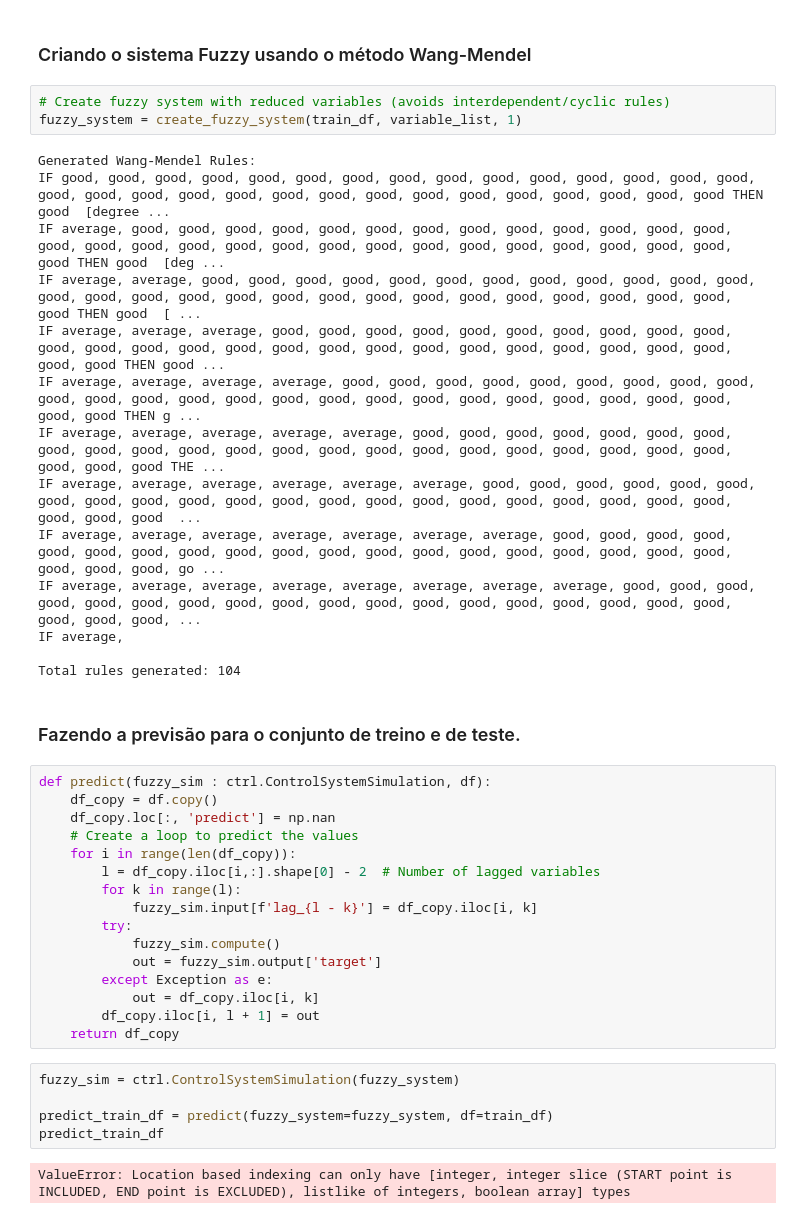
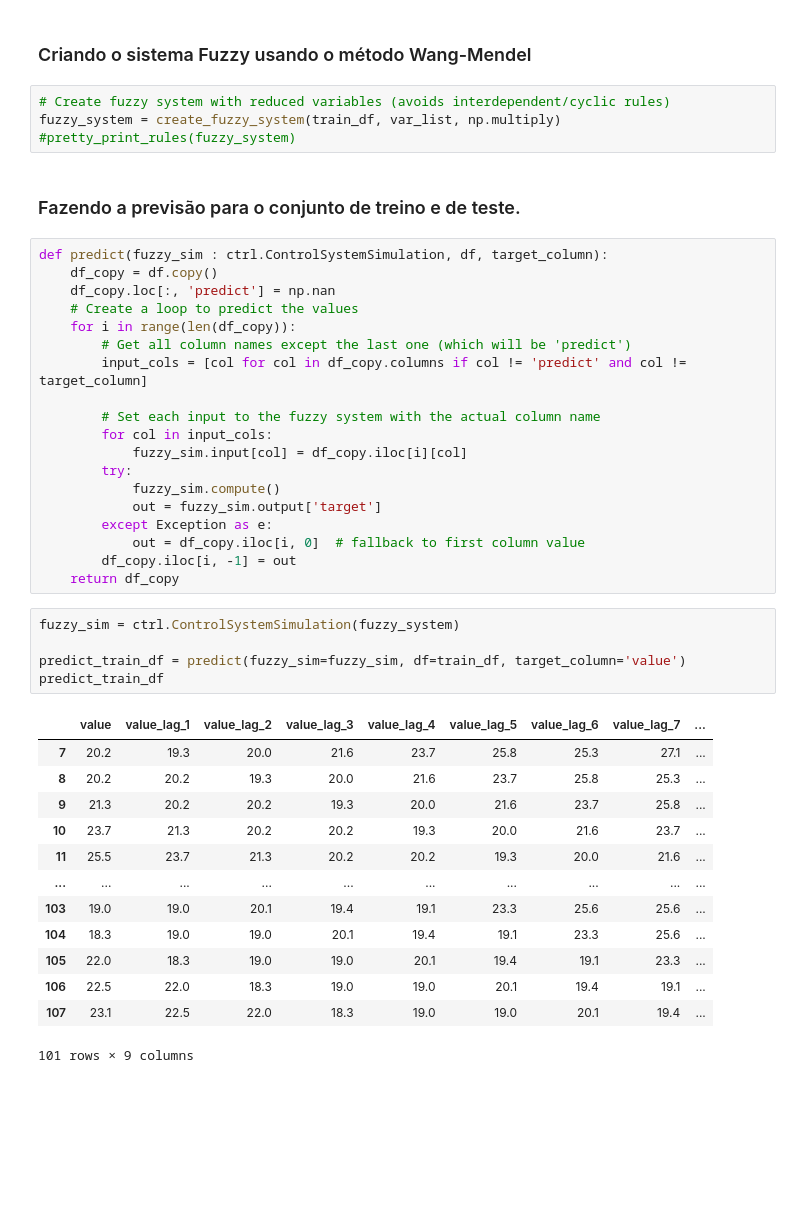
Before and after one commit to DoctorTangerina/fuzzy-logic, a Jupyter notebook: trabalho_1/trabalho_1.ipynb, the cells around one changed output. Drawn from its saved outputs; the diff is of its cells as text; blank space fills up the shorter version.

```diff
--- a/trabalho_1/trabalho_1.ipynb
+++ b/trabalho_1/trabalho_1.ipynb
@@ -120,44 +223,46 @@ dtype: int64
 ### Criando o sistema Fuzzy usando o método Wang-Mendel
 # %%
 # Create fuzzy system with reduced variables (avoids interdependent/cyclic rules)
-fuzzy_system = create_fuzzy_system(train_df, variable_list, 1)
+fuzzy_system = create_fuzzy_system(train_df, var_list, np.multiply)
+#pretty_print_rules(fuzzy_system)
-# %% [output]
-Generated Wang-Mendel Rules:
-IF good, good, good, good, good, good, good, good, good, good, good, good, good, good, good, good, good, good, good, good, good, good, good, good, good, good, good, good, good, good THEN good  [degree ...
-IF average, good, good, good, good, good, good, good, good, good, good, good, good, good, good, good, good, good, good, good, good, good, good, good, good, good, good, good, good, good THEN good  [deg ...
-IF average, average, good, good, good, good, good, good, good, good, good, good, good, good, good, good, good, good, good, good, good, good, good, good, good, good, good, good, good, good THEN good  [ ...
-IF average, average, average, good, good, good, good, good, good, good, good, good, good, good, good, good, good, good, good, good, good, good, good, good, good, good, good, good, good, good THEN good ...
-IF average, average, average, average, good, good, good, good, good, good, good, good, good, good, good, good, good, good, good, good, good, good, good, good, good, good, good, good, good, good THEN g ...
-IF average, average, average, average, average, good, good, good, good, good, good, good, good, good, good, good, good, good, good, good, good, good, good, good, good, good, good, good, good, good THE ...
-IF average, average, average, average, average, average, good, good, good, good, good, good, good, good, good, good, good, good, good, good, good, good, good, good, good, good, good, good, good, good  ...
-IF average, average, average, average, average, average, average, good, good, good, good, good, good, good, good, good, good, good, good, good, good, good, good, good, good, good, good, good, good, go ...
-IF average, average, average, average, average, average, average, average, good, good, good, good, good, good, good, good, good, good, good, good, good, good, good, good, good, good, good, good, good, ...
-IF average,
-
-Total rules generated: 104
 # %% [markdown]
 ### Fazendo a previsão para o conjunto de treino e de teste.
 # %%
-def predict(fuzzy_sim : ctrl.ControlSystemSimulation, df):
+def predict(fuzzy_sim : ctrl.ControlSystemSimulation, df, target_column):
     df_copy = df.copy()
     df_copy.loc[:, 'predict'] = np.nan
     # Create a loop to predict the values
     for i in range(len(df_copy)):
-        l = df_copy.iloc[i,:].shape[0] - 2  # Number of lagged variables
-        for k in range(l):
-            fuzzy_sim.input[f'lag_{l - k}'] = df_copy.iloc[i, k]
+        # Get all column names except the last one (which will be 'predict')
+        input_cols = [col for col in df_copy.columns if col != 'predict' and col != target_column]
+
+        # Set each input to the fuzzy system with the actual column name
+        for col in input_cols:
+            fuzzy_sim.input[col] = df_copy.iloc[i][col]
         try:
             fuzzy_sim.compute()
             out = fuzzy_sim.output['target']
         except Exception as e:
-            out = df_copy.iloc[i, k]
-        df_copy.iloc[i, l + 1] = out
+            out = df_copy.iloc[i, 0]  # fallback to first column value
+        df_copy.iloc[i, -1] = out
     return df_copy
 # %%
 fuzzy_sim = ctrl.ControlSystemSimulation(fuzzy_system)
 
-predict_train_df = predict(fuzzy_system=fuzzy_system, df=train_df)
+predict_train_df = predict(fuzzy_sim=fuzzy_sim, df=train_df, target_column='value')
 predict_train_df
 # %% [output]
+|  | value | value_lag_1 | value_lag_2 | value_lag_3 | value_lag_4 | value_lag_5 | value_lag_6 | value_lag_7 | ... |
+| 7 | 20.2 | 19.3 | 20.0 | 21.6 | 23.7 | 25.8 | 25.3 | 27.1 | ... |
+| 8 | 20.2 | 20.2 | 19.3 | 20.0 | 21.6 | 23.7 | 25.8 | 25.3 | ... |
+| 9 | 21.3 | 20.2 | 20.2 | 19.3 | 20.0 | 21.6 | 23.7 | 25.8 | ... |
+| 10 | 23.7 | 21.3 | 20.2 | 20.2 | 19.3 | 20.0 | 21.6 | 23.7 | ... |
+| 11 | 25.5 | 23.7 | 21.3 | 20.2 | 20.2 | 19.3 | 20.0 | 21.6 | ... |
+| ... | ... | ... | ... | ... | ... | ... | ... | ... | ... |
+| 103 | 19.0 | 19.0 | 20.1 | 19.4 | 19.1 | 23.3 | 25.6 | 25.6 | ... |
+| 104 | 18.3 | 19.0 | 19.0 | 20.1 | 19.4 | 19.1 | 23.3 | 25.6 | ... |
+| 105 | 22.0 | 18.3 | 19.0 | 19.0 | 20.1 | 19.4 | 19.1 | 23.3 | ... |
+| 106 | 22.5 | 22.0 | 18.3 | 19.0 | 19.0 | 20.1 | 19.4 | 19.1 | ... |
+| 107 | 23.1 | 22.5 | 22.0 | 18.3 | 19.0 | 19.0 | 20.1 | 19.4 | ... |
-ValueError: Location based indexing can only have [integer, integer slice (START point is INCLUDED, END point is EXCLUDED), listlike of integers, boolean array] types
+101 rows × 9 columns
 # %%
```
Also changed, not shown: parts of 18 cells of this notebook, 3 other files.
